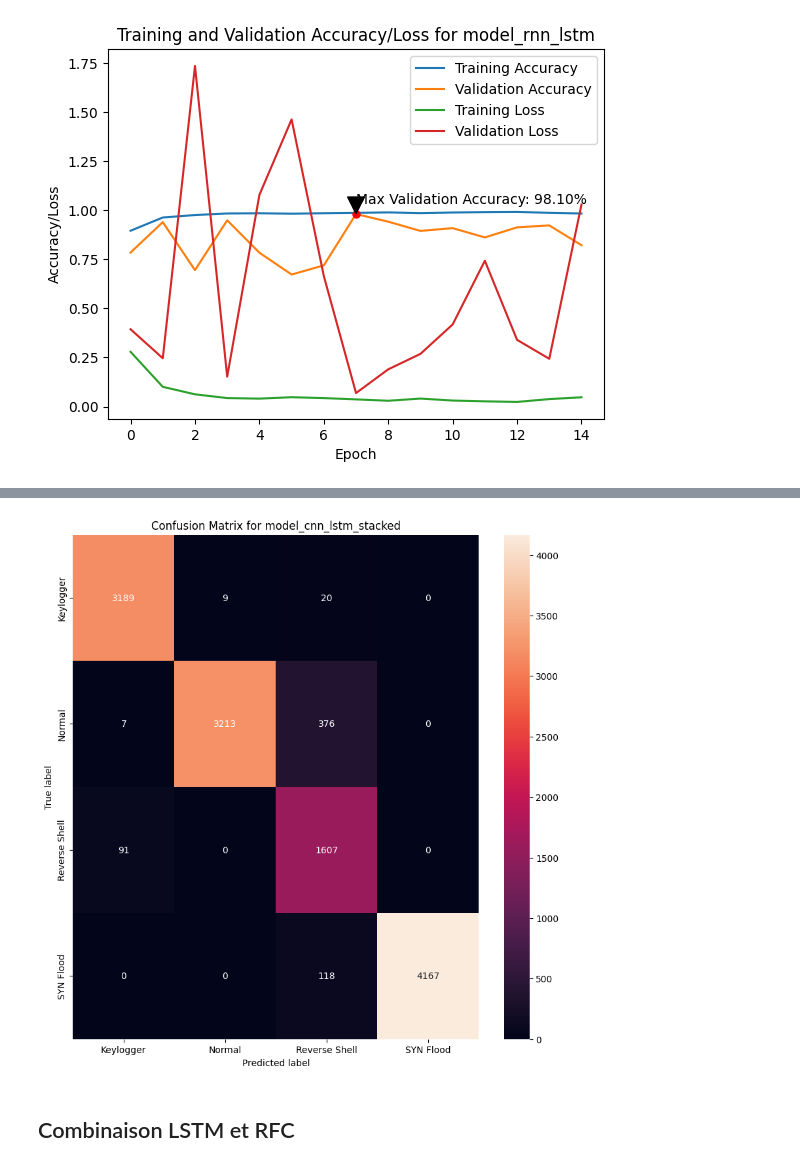
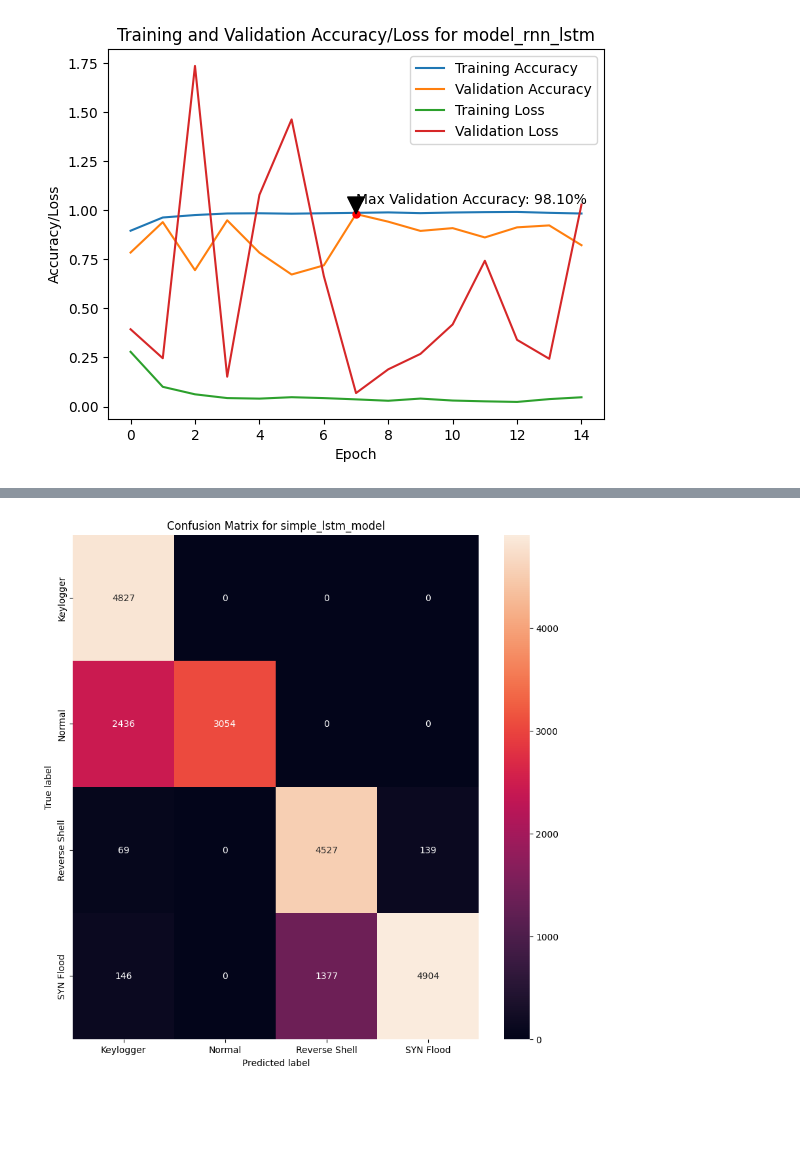
Before and after one commit to Enzo-hmdy/Secu_IOT_UQAC2, a Jupyter notebook: cleaning.ipynb, the cells around one changed output, grey strips where cells are left out. Saved outputs shown, nothing was run; the diff lists cells and outputs as text; code cells hidden in the pictures; blank space fills up the shorter version.

Commit message:
Un peu de cleanin et des nouveaux models

```diff
--- a/cleaning.ipynb
+++ b/cleaning.ipynb
@@ -359,3 +375,12 @@ print(num_labels)
 4
 # %%
 input_shape = (train_data.shape[1], train_data.shape[2])
+# %%
+# normalize the data with standard scaler
+from sklearn.discriminant_analysis import StandardScaler
+
+
+scaler = StandardScaler()
+train_data = scaler.fit_transform(train_data.reshape(-1, train_data.shape[2])).reshape(train_data.shape)
+val_data = scaler.transform(val_data.reshape(-1, val_data.shape[2])).reshape(val_data.shape)
+test_data = scaler.transform(test_data.reshape(-1, test_data.shape[2])).reshape(test_data.shape)
@@ -509,15 +585,2 @@ Trainable params: 169,252
 Non-trainable params: 0
 _________________________________________________________________
-# %%
-from sklearn.ensemble import RandomForestClassifier
-from sklearn.metrics import accuracy_score
-
-# model random forest
-model_rf = RandomForestClassifier(n_estimators=100, random_state=0, n_jobs=-1,verbose=2)
-train_data_flatten = train_data.reshape(train_data.shape[0], train_data.shape[1] * train_data.shape[2])
-test_data_flatten = test_data.reshape(test_data.shape[0], test_data.shape[1] * test_data.shape[2])
-print(train_data_flatten.shape)
-print(test_data_flatten.shape)
-model_rf.fit(train_data_flatten, train_labels)
-y_pred = model_rf.predict(test_data_flatten)
-print("Accuracy of random forest: ", accuracy_score(test_labels, y_pred))
@@ -567,11 +586,0 @@ Accuracy of random forest:  0.45526295225443464
-# %%
-model_rf = RandomForestClassifier()
-my_param_grid = {'n_estimators': [100, 200, 300, 400, 500, 600, 700, 800, 900, 1000],
-                 'max_depth': [10, 20, 30, 40, 50]}
-from sklearn.model_selection import GridSearchCV
-grid_search = GridSearchCV(model_rf, param_grid=my_param_grid, cv=3, n_jobs=-1, verbose=2)
-grid_search.fit(train_data_flatten, train_labels)
-print(grid_search.best_params_)
-print(grid_search.best_score_)
-y_pred = grid_search.predict(test_data_flatten)
-print("Accuracy of random forest: ", accuracy_score(test_labels, y_pred))
@@ -694,4 +822,4 @@ def plot_confusion_matrix(model,test_data,test_labels,model_name):
     plt.xlabel('Predicted label')
     plt.ylabel('True label')
     # plot with the name of the model
-    plt.title(f'Confusion Matrix for {model_name[model_list.index(model)]}')
+    plt.title(f'Confusion Matrix for {model_name}')
@@ -698,11 +828,11 @@ def plot_confusion_matrix(model,test_data,test_labels,model_name):
 # %%
-plot_confusion_matrix(model_cnn_lstm_stacked,test_data,test_labels,model_name)
+# plot_confusion_matrix(model_cnn_lstm_stacked,test_data,test_labels,model_name)
 # plot_confusion_matrix(model_cnn,test_data,test_labels,model_name)
 # plot_confusion_matrix(model_rnn_lstm,test_data,test_labels,model_name)
 # plot_confusion_matrix(model_rnn,test_data,test_labels,model_name)
 # plot_confusion_matrix(model_bidirectional_LSTM,test_data,test_labels,model_name)
 # plot_confusion_matrix(model_cnn_lstm,test_data,test_labels,model_name)
 # plot_confusion_matrix(model_stacked_lstm,test_data,test_labels,model_name)
-# plot_confusion_matrix(simple_lstm_model,test_data,test_labels,model_name)
+plot_confusion_matrix(simple_lstm_model,test_data,test_labels,"simple_lstm_model")
 # plot_confusion_matrix(CNN2D_LSTM,test_data,test_labels,model_name)
 # %% [output]
@@ -710,3 +840 @@ plot_confusion_matrix(model_cnn_lstm_stacked,test_data,test_labels,model_name)
-[figure, old version]
+[figure, new version]
-# %% [markdown]
-## Combinaison LSTM et RFC
```
Also changed, not shown: parts of 52 cells of this notebook.
